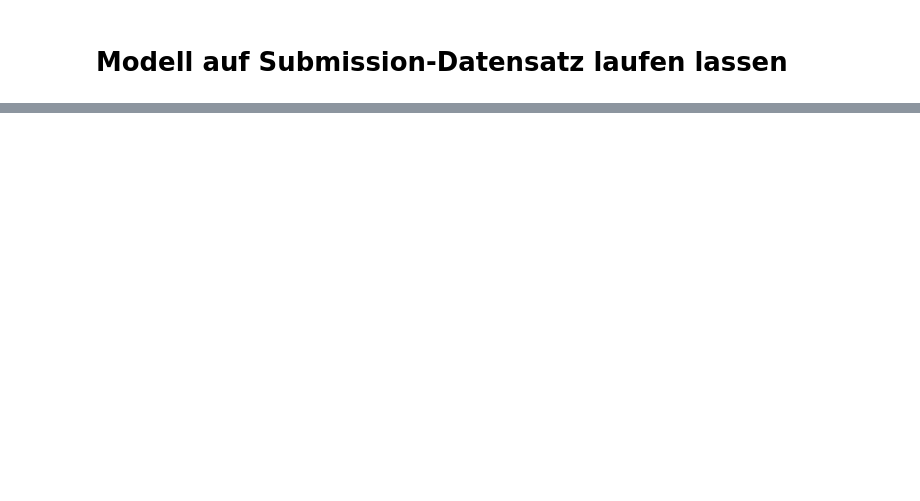
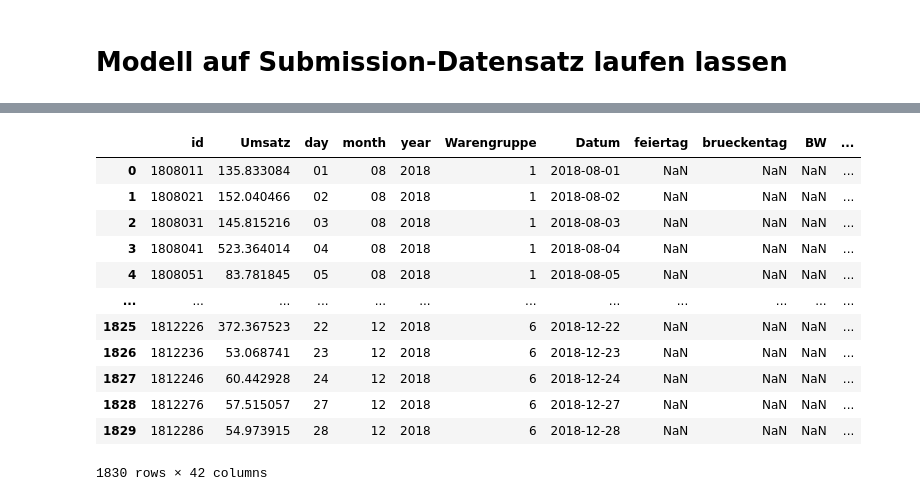
Before and after one commit to AI-sInA/Data-Science-und-ML-Team-9, a Jupyter notebook: 2_BaselineModel/team9_baseline.ipynb, the cells around one changed output, grey strips where cells are left out. Drawn from its saved outputs; the diff is of its cells as text; code cells hidden in the pictures; blank space fills up the shorter version.

```diff
--- a/2_BaselineModel/team9_baseline.ipynb
+++ b/2_BaselineModel/team9_baseline.ipynb
@@ -407,0 +944,16 @@ df_sub[['id','Umsatz']].to_csv('../submission.csv', index=False)
+# %%
+df_sub
+# %% [output]
+|  | id | Umsatz | day | month | year | Warengruppe | Datum | feiertag | brueckentag | BW | ... |
+| 0 | 1808011 | 135.833084 | 01 | 08 | 2018 | 1 | 2018-08-01 | NaN | NaN | NaN | ... |
+| 1 | 1808021 | 152.040466 | 02 | 08 | 2018 | 1 | 2018-08-02 | NaN | NaN | NaN | ... |
+| 2 | 1808031 | 145.815216 | 03 | 08 | 2018 | 1 | 2018-08-03 | NaN | NaN | NaN | ... |
+| 3 | 1808041 | 523.364014 | 04 | 08 | 2018 | 1 | 2018-08-04 | NaN | NaN | NaN | ... |
+| 4 | 1808051 | 83.781845 | 05 | 08 | 2018 | 1 | 2018-08-05 | NaN | NaN | NaN | ... |
+| ... | ... | ... | ... | ... | ... | ... | ... | ... | ... | ... | ... |
+| 1825 | 1812226 | 372.367523 | 22 | 12 | 2018 | 6 | 2018-12-22 | NaN | NaN | NaN | ... |
+| 1826 | 1812236 | 53.068741 | 23 | 12 | 2018 | 6 | 2018-12-23 | NaN | NaN | NaN | ... |
+| 1827 | 1812246 | 60.442928 | 24 | 12 | 2018 | 6 | 2018-12-24 | NaN | NaN | NaN | ... |
+| 1828 | 1812276 | 57.515057 | 27 | 12 | 2018 | 6 | 2018-12-27 | NaN | NaN | NaN | ... |
+| 1829 | 1812286 | 54.973915 | 28 | 12 | 2018 | 6 | 2018-12-28 | NaN | NaN | NaN | ... |
+1830 rows × 42 columns
```
Also changed, not shown: parts of 20 cells of this notebook, 1 other file.
